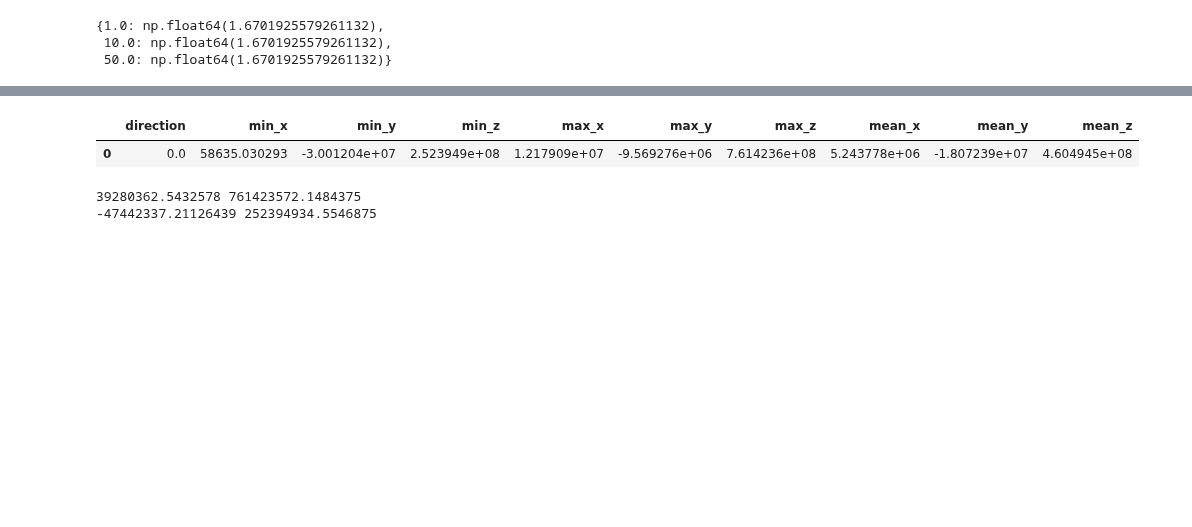
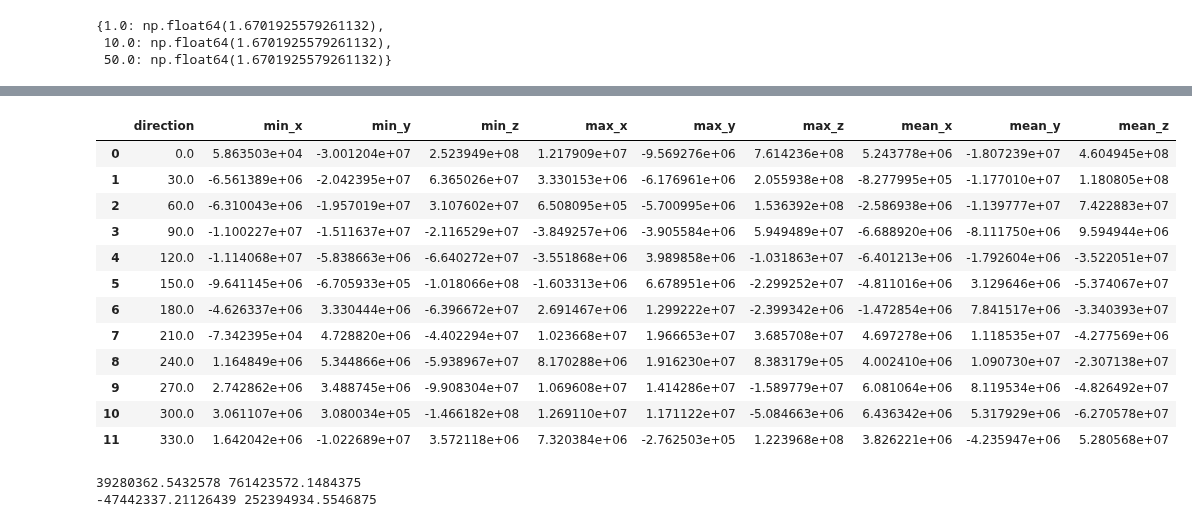
Before and after one commit to AeroSim-CFD/cfdmod, a Jupyter notebook: notebooks/hfpi_analysis_test.ipynb, the cells around one changed output, grey strips where cells are left out. Saved outputs shown, nothing was run; the diff lists cells and outputs as text; code cells hidden in the pictures; blank space fills up the shorter version.

```diff
--- a/notebooks/hfpi_analysis_test.ipynb
+++ b/notebooks/hfpi_analysis_test.ipynb
@@ -40,7 +40,7 @@ struct_data = solver.HFPIStructuralData.build(
 )
 # %%
 directions = ["000", "030", "060", "090", "120", "150", "180", "210", "240", "270", "300", "330"]
-directions = ["000"]
+# directions = ["000"]
 float_directions = [float(d) for d in directions]
 recurrence_periods = [1, 10, 50]
 xis = [0.01, 0.02]
@@ -90,6 +90,6 @@ max_acceleration
 # %%
 results_use = results.filter_by_xi(0.01).filter_by_recurrence_period(50)
 
-peaks = results_use.get_global_peaks_by_direction()
-peaks
+stats = results_use.get_global_peaks_by_direction()
+stats
 # %% [output]
@@ -121,8 +129,19 @@ peaks["forces_static_eq"]
 # %%
-peaks["forces_static"]
+stats["forces_static"]
 # %% [output]
 |  | direction | min_x | min_y | min_z | max_x | max_y | max_z | mean_x | mean_y | mean_z |
-| 0 | 0.0 | 58635.030293 | -3.001204e+07 | 2.523949e+08 | 1.217909e+07 | -9.569276e+06 | 7.614236e+08 | 5.243778e+06 | -1.807239e+07 | 4.604945e+08 |
+| 0 | 0.0 | 5.863503e+04 | -3.001204e+07 | 2.523949e+08 | 1.217909e+07 | -9.569276e+06 | 7.614236e+08 | 5.243778e+06 | -1.807239e+07 | 4.604945e+08 |
+| 1 | 30.0 | -6.561389e+06 | -2.042395e+07 | 6.365026e+07 | 3.330153e+06 | -6.176961e+06 | 2.055938e+08 | -8.277995e+05 | -1.177010e+07 | 1.180805e+08 |
+| 2 | 60.0 | -6.310043e+06 | -1.957019e+07 | 3.107602e+07 | 6.508095e+05 | -5.700995e+06 | 1.536392e+08 | -2.586938e+06 | -1.139777e+07 | 7.422883e+07 |
+| 3 | 90.0 | -1.100227e+07 | -1.511637e+07 | -2.116529e+07 | -3.849257e+06 | -3.905584e+06 | 5.949489e+07 | -6.688920e+06 | -8.111750e+06 | 9.594944e+06 |
+| 4 | 120.0 | -1.114068e+07 | -5.838663e+06 | -6.640272e+07 | -3.551868e+06 | 3.989858e+06 | -1.031863e+07 | -6.401213e+06 | -1.792604e+06 | -3.522051e+07 |
+| 5 | 150.0 | -9.641145e+06 | -6.705933e+05 | -1.018066e+08 | -1.603313e+06 | 6.678951e+06 | -2.299252e+07 | -4.811016e+06 | 3.129646e+06 | -5.374067e+07 |
+| 6 | 180.0 | -4.626337e+06 | 3.330444e+06 | -6.396672e+07 | 2.691467e+06 | 1.299222e+07 | -2.399342e+06 | -1.472854e+06 | 7.841517e+06 | -3.340393e+07 |
+| 7 | 210.0 | -7.342395e+04 | 4.728820e+06 | -4.402294e+07 | 1.023668e+07 | 1.966653e+07 | 3.685708e+07 | 4.697278e+06 | 1.118535e+07 | -4.277569e+06 |
+| 8 | 240.0 | 1.164849e+06 | 5.344866e+06 | -5.938967e+07 | 8.170288e+06 | 1.916230e+07 | 8.383179e+05 | 4.002410e+06 | 1.090730e+07 | -2.307138e+07 |
+| 9 | 270.0 | 2.742862e+06 | 3.488745e+06 | -9.908304e+07 | 1.069608e+07 | 1.414286e+07 | -1.589779e+07 | 6.081064e+06 | 8.119534e+06 | -4.826492e+07 |
+| 10 | 300.0 | 3.061107e+06 | 3.080034e+05 | -1.466182e+08 | 1.269110e+07 | 1.171122e+07 | -5.084663e+06 | 6.436342e+06 | 5.317929e+06 | -6.270578e+07 |
+| 11 | 330.0 | 1.642042e+06 | -1.022689e+07 | 3.572118e+06 | 7.320384e+06 | -2.762503e+05 | 1.223968e+08 | 3.826221e+06 | -4.235947e+06 | 5.280568e+07 |
 # %%
 res_0 = list(results_use.results.values())[0]
 d = "z"
```
Also changed, not shown: parts of 4 cells of this notebook.
